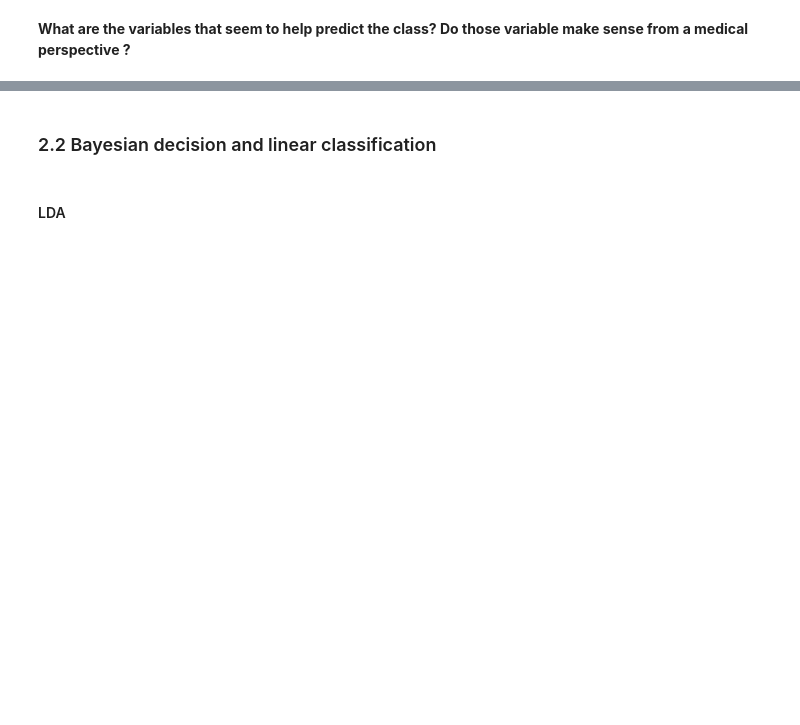
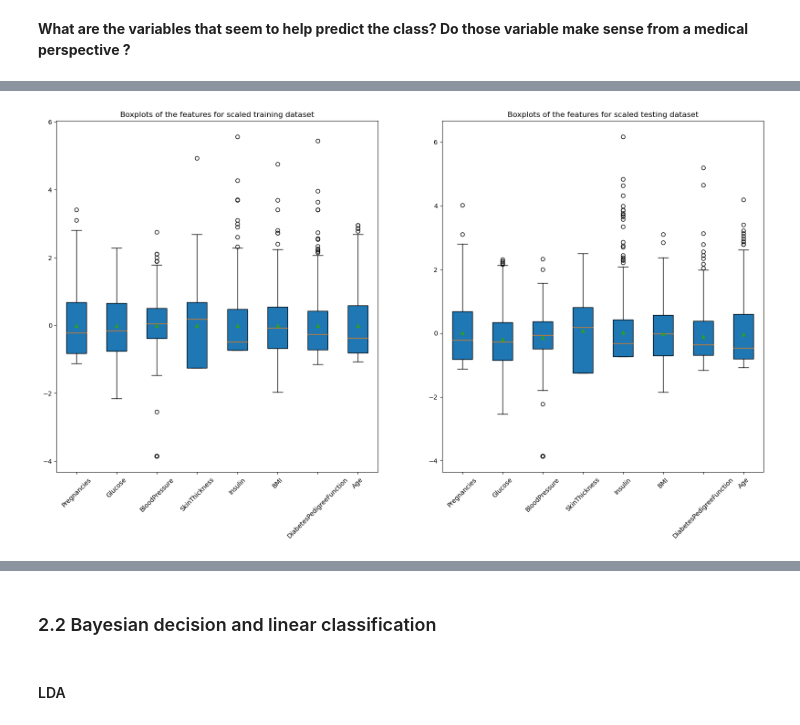
Before and after one commit to Nicolassaint/X-Intro_ML, a Jupyter notebook: code_report3.ipynb, the cells around one changed output, grey strips where cells are left out. Saved outputs shown, nothing was run; the diff lists cells and outputs as text; code cells hidden in the pictures; blank space fills up the shorter version.

```diff
--- a/code_report3.ipynb
+++ b/code_report3.ipynb
@@ -107,0 +208,18 @@ print(np.var(x_test_scaled, axis=0))
+# %%
+fig, axes = plt.subplots(1, 2, figsize=(20, 10))
+
+# Plot for the training dataset
+axes[0].boxplot(x_train_val_scaled, patch_artist=True, showmeans=True)
+axes[0].set_title('Boxplots of the features for scaled training dataset')
+axes[0].set_xticks(np.arange(1, 9))
+axes[0].set_xticklabels(varnames, rotation=45)
+
+# Plot for the testing dataset
+axes[1].boxplot(x_test_scaled, patch_artist=True, showmeans=True)
+axes[1].set_title('Boxplots of the features for scaled testing dataset')
+axes[1].set_xticks(np.arange(1, 9))
+axes[1].set_xticklabels(varnames, rotation=45)
+
+plt.show()
+# %% [output]
+[figure, added]
```
Also changed, not shown: parts of 151 cells of this notebook.
